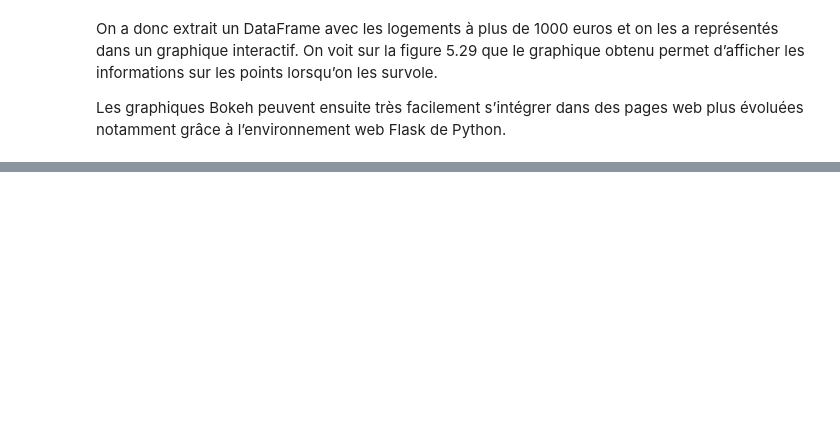
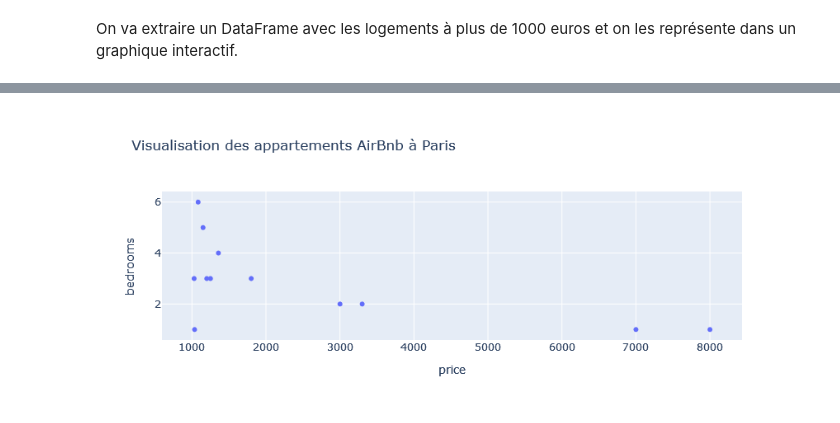
Before and after one commit to emjako/pythondatascientist, a Jupyter notebook: notebooks/05_03_Visualisations_interactives.ipynb, the cells around one changed output, grey strips where cells are left out. Drawn from its saved outputs; the diff is of its cells as text; code cells hidden in the pictures; blank space fills up the shorter version.

```diff
--- a/notebooks/05_03_Visualisations_interactives.ipynb
+++ b/notebooks/05_03_Visualisations_interactives.ipynb
@@ -52,6 +21,13 @@ show(p)
-# %% [markdown]
-On a donc extrait un DataFrame avec les logements à plus de 1000 euros et on
-les a représentés dans un graphique interactif. On voit sur la figure 5.29 que le graphique obtenu permet d’afficher les informations sur les points lorsqu’on les survole.
-
-Les graphiques Bokeh peuvent ensuite très facilement s’intégrer dans des pages
-web plus évoluées notamment grâce à l’environnement web Flask de Python.
+# %% [markdown]
+On va extraire un DataFrame avec les logements à plus de 1000 euros et on les représente dans un graphique interactif.
+# %%
+listing_chers = listing[listing["price"]>1000][["price","name","room_type","bedrooms"]]
+
+fig = px.scatter(data_frame=listing_chers,
+                 x="price",
+                 y="bedrooms",
+                hover_name="name",
+                hover_data = "room_type",
+                title = "Visualisation des appartements AirBnb à Paris")
+fig
+# %% [output]
@@ -57,0 +35 @@ web plus évoluées notamment grâce à l’environnement web Flask de Python.
+[figure, added]
```
Also changed, not shown: parts of 19 cells of this notebook, 2 other files.
